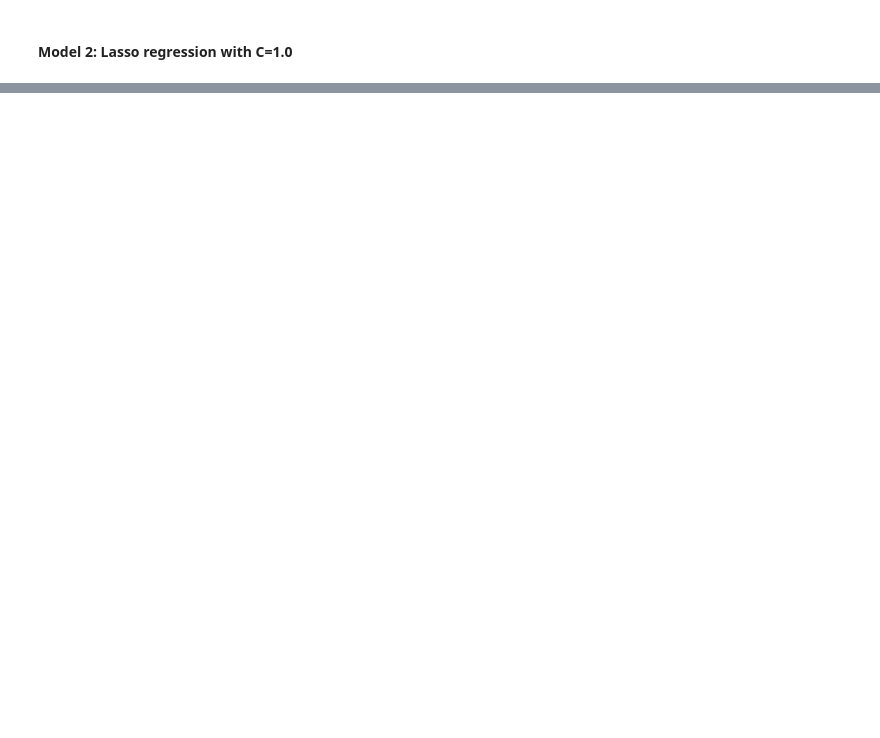
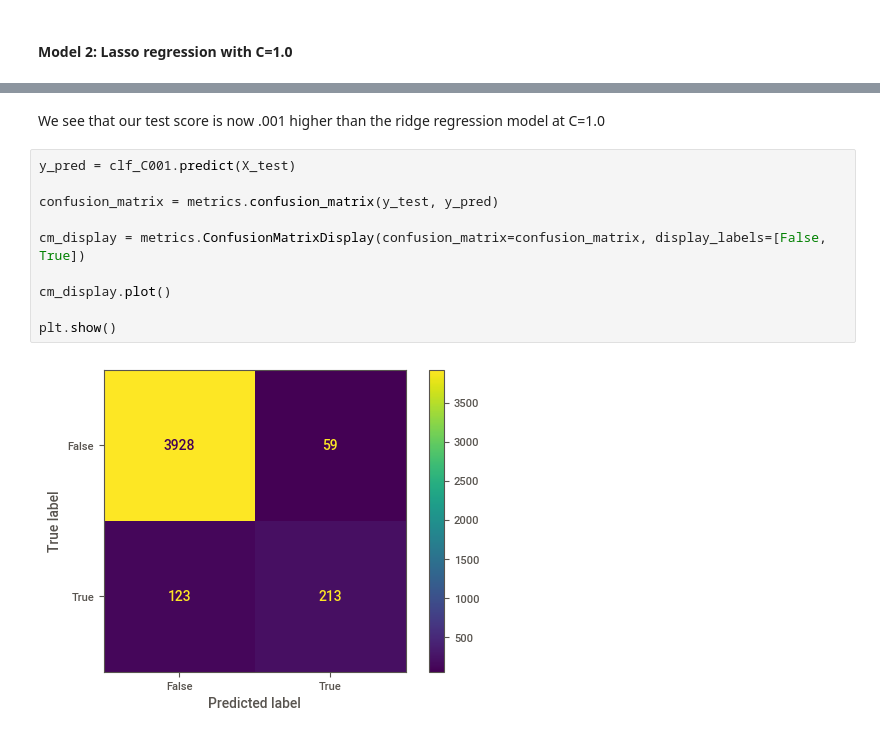
Before and after one commit to slidwell44/hw1_aap, a Jupyter notebook: hw1_main.ipynb, the cells around one changed output, grey strips where cells are left out. Cells and saved outputs as stored; diff of their text form; blank space fills up the shorter version.

```diff
--- a/hw1_main.ipynb
+++ b/hw1_main.ipynb
@@ -305,0 +353,14 @@ plt.show()
+# %% [markdown]
+We see that our test score is now .001 higher than the ridge regression model at C=1.0
+# %%
+y_pred = clf_C001.predict(X_test)
+
+confusion_matrix = metrics.confusion_matrix(y_test, y_pred)
+
+cm_display = metrics.ConfusionMatrixDisplay(confusion_matrix=confusion_matrix, display_labels=[False, True])
+
+cm_display.plot()
+
+plt.show()
+# %% [output]
+[figure, added]
```
Also changed, not shown: parts of 46 cells of this notebook.
